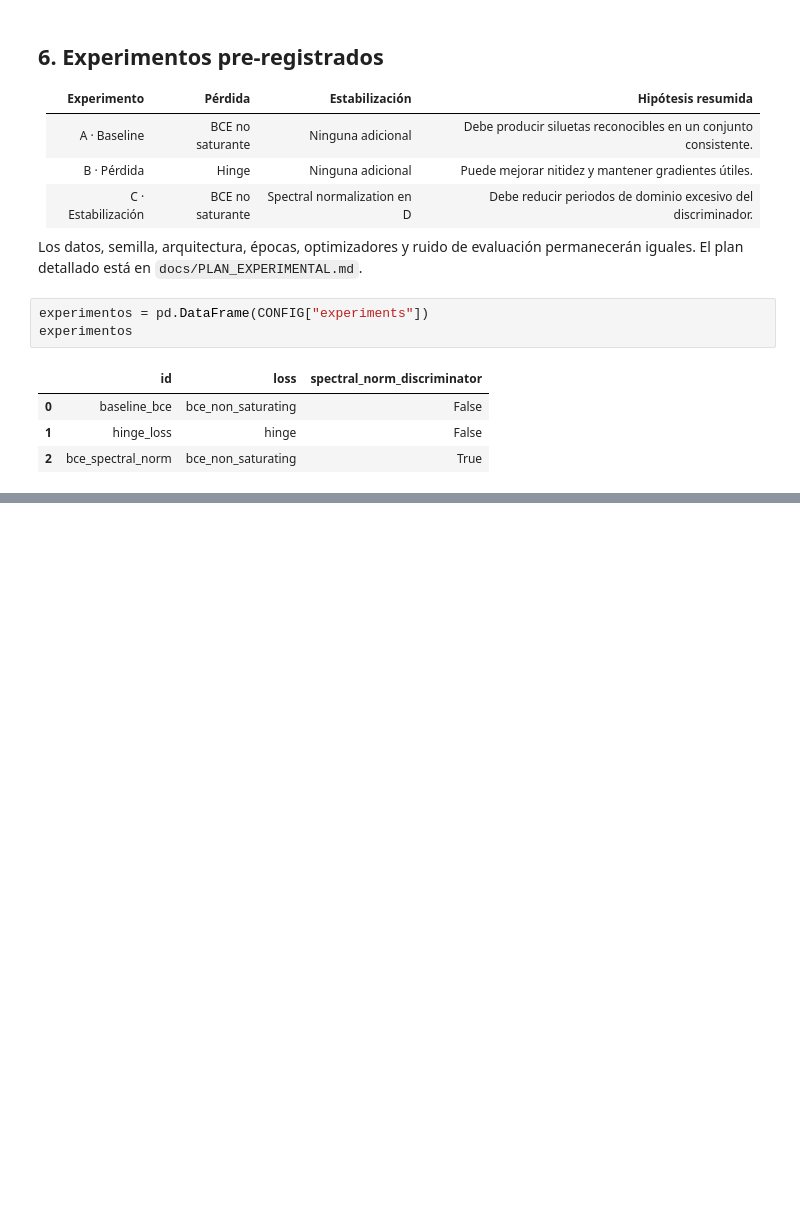
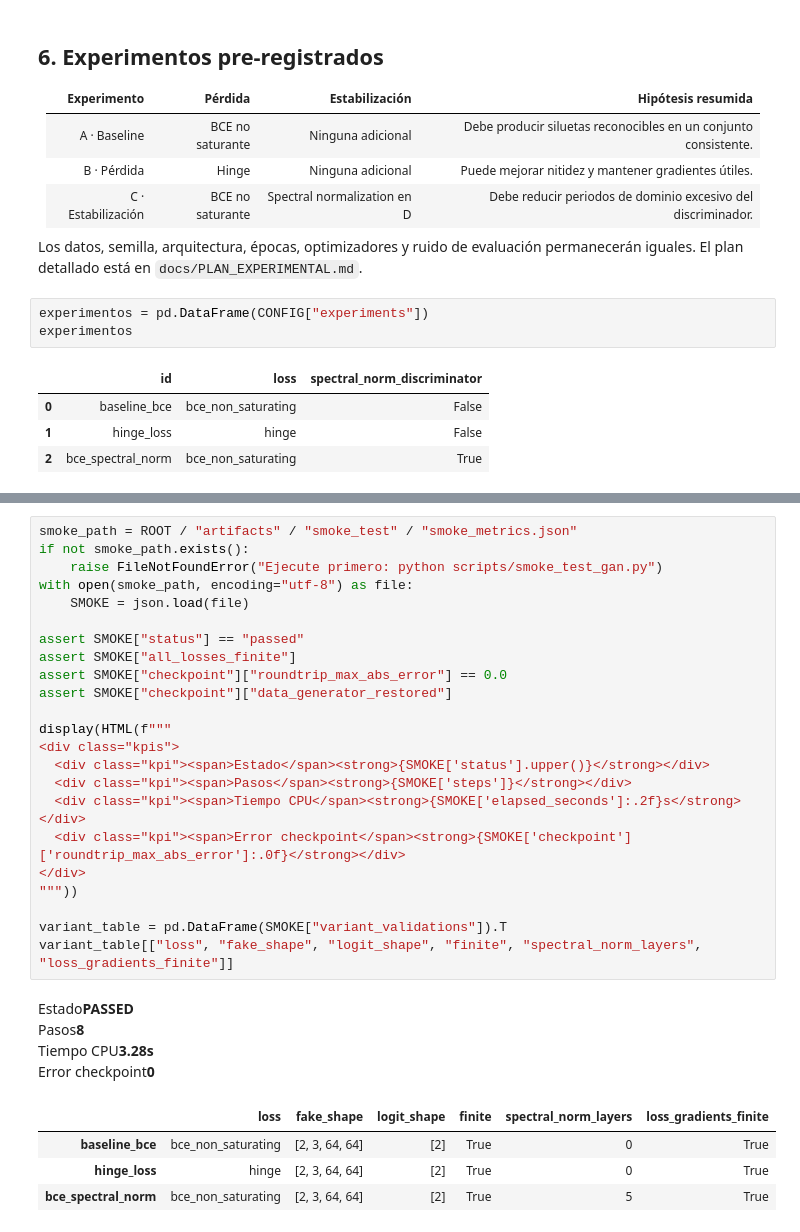
Before and after one commit to DanielBarillasM/Proyecto-2_Grupo-1_DLYSI_Sec-30, a Jupyter notebook: notebooks/01_proyecto_gan.ipynb, the cells around one changed output, grey strips where cells are left out. Saved outputs shown, nothing was run; the diff lists cells and outputs as text; blank space fills up the shorter version.

```diff
--- a/notebooks/01_proyecto_gan.ipynb
+++ b/notebooks/01_proyecto_gan.ipynb
@@ -276,0 +340,32 @@ experimentos
+# %%
+smoke_path = ROOT / "artifacts" / "smoke_test" / "smoke_metrics.json"
+if not smoke_path.exists():
+    raise FileNotFoundError("Ejecute primero: python scripts/smoke_test_gan.py")
+with open(smoke_path, encoding="utf-8") as file:
+    SMOKE = json.load(file)
+
+assert SMOKE["status"] == "passed"
+assert SMOKE["all_losses_finite"]
+assert SMOKE["checkpoint"]["roundtrip_max_abs_error"] == 0.0
+assert SMOKE["checkpoint"]["data_generator_restored"]
+
+display(HTML(f"""
+<div class="kpis">
+  <div class="kpi"><span>Estado</span><strong>{SMOKE['status'].upper()}</strong></div>
+  <div class="kpi"><span>Pasos</span><strong>{SMOKE['steps']}</strong></div>
+  <div class="kpi"><span>Tiempo CPU</span><strong>{SMOKE['elapsed_seconds']:.2f}s</strong></div>
+  <div class="kpi"><span>Error checkpoint</span><strong>{SMOKE['checkpoint']['roundtrip_max_abs_error']:.0f}</strong></div>
+</div>
+"""))
+
+variant_table = pd.DataFrame(SMOKE["variant_validations"]).T
+variant_table[["loss", "fake_shape", "logit_shape", "finite", "spectral_norm_layers", "loss_gradients_finite"]]
+# %% [output]
+EstadoPASSED
+Pasos8
+Tiempo CPU3.28s
+Error checkpoint0
+|  | loss | fake_shape | logit_shape | finite | spectral_norm_layers | loss_gradients_finite |
+| baseline_bce | bce_non_saturating | [2, 3, 64, 64] | [2] | True | 0 | True |
+| hinge_loss | hinge | [2, 3, 64, 64] | [2] | True | 0 | True |
+| bce_spectral_norm | bce_non_saturating | [2, 3, 64, 64] | [2] | True | 5 | True |
```
Also changed, not shown: parts of 9 cells of this notebook, 13 other files.
